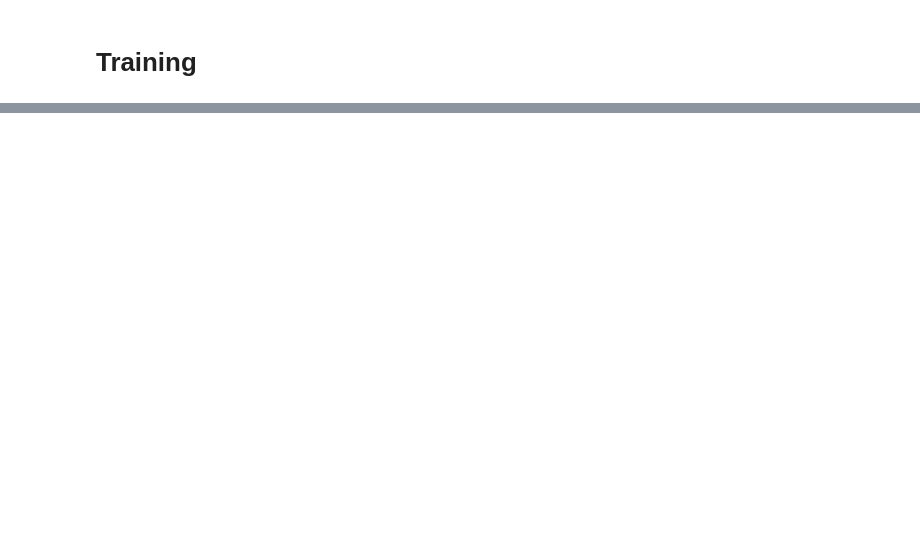
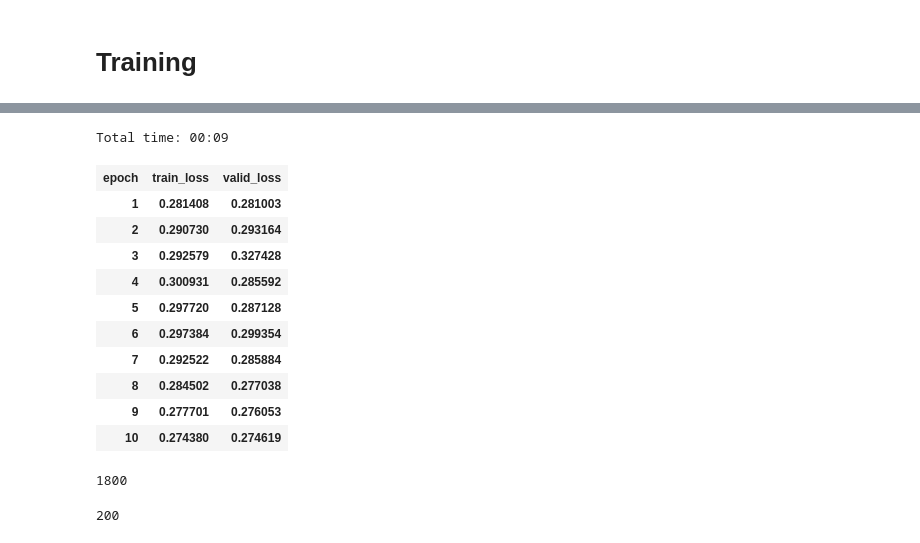
Before and after one commit to hoftherose/NN2Course, a Jupyter notebook: Restaurant Classification/yelp.ipynb, the cells around one changed output, grey strips where cells are left out. Cells and saved outputs as stored; diff of their text form; code cells hidden in the pictures; blank space fills up the shorter version.

```diff
--- a/Restaurant Classification/yelp.ipynb
+++ b/Restaurant Classification/yelp.ipynb
@@ -254,0 +297,23 @@ learn.fit_one_cycle(1)
+# %%
+learn.fit_one_cycle(10)
+# %% [output]
+Total time: 00:09
+| epoch | train_loss | valid_loss |
+| 1 | 0.281408 | 0.281003 |
+| 2 | 0.290730 | 0.293164 |
+| 3 | 0.292579 | 0.327428 |
+| 4 | 0.300931 | 0.285592 |
+| 5 | 0.297720 | 0.287128 |
+| 6 | 0.297384 | 0.299354 |
+| 7 | 0.292522 | 0.285884 |
+| 8 | 0.284502 | 0.277038 |
+| 9 | 0.277701 | 0.276053 |
+| 10 | 0.274380 | 0.274619 |
+# %%
+len(train_biz)
+# %% [output]
+1800
+# %%
+len(valid_biz)
+# %% [output]
+200
```
Also changed, not shown: parts of 23 cells of this notebook.
